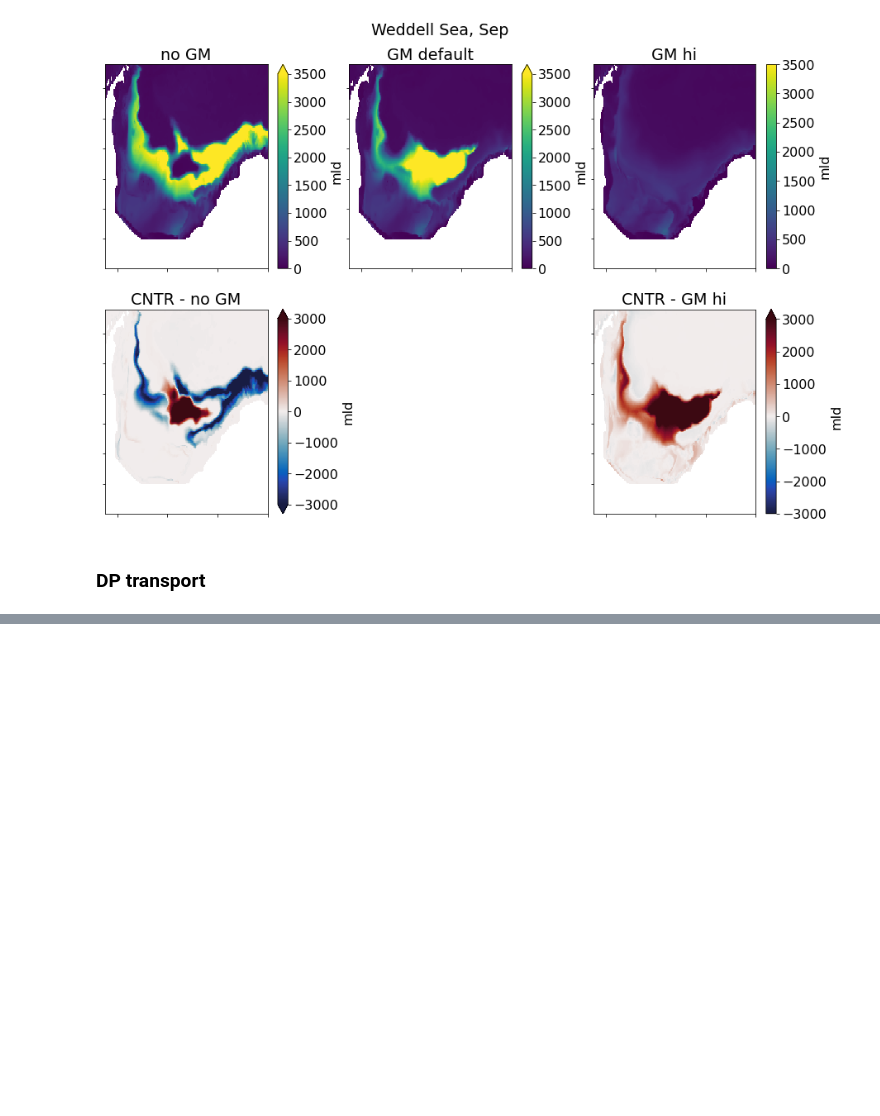
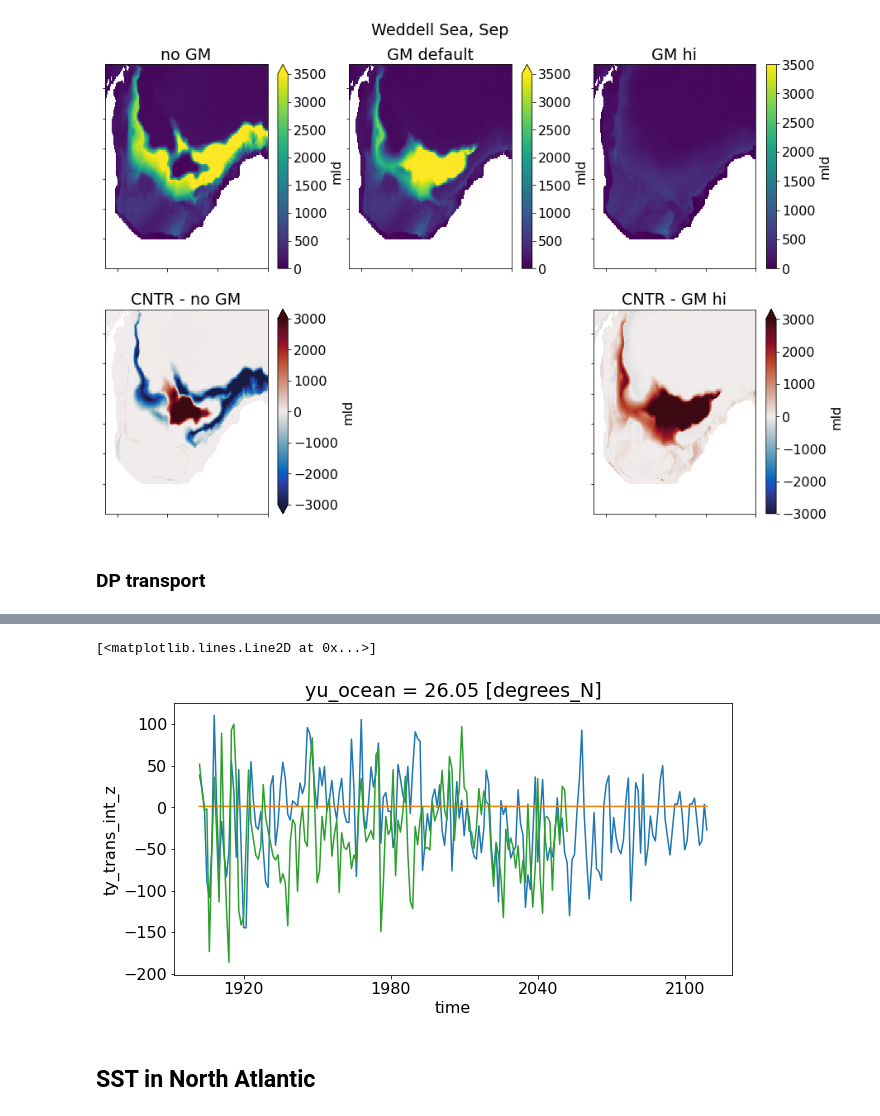
Before and after one commit to wghuneke/ACCESS-CM2-025_Analysis, a Jupyter notebook: notebooks/Testing_OM2_GMhi.ipynb, the cells around one changed output, grey strips where cells are left out. Saved outputs shown, nothing was run; the diff lists cells and outputs as text; code cells hidden in the pictures; blank space fills up the shorter version.

```diff
--- a/notebooks/Testing_OM2_GMhi.ipynb
+++ b/notebooks/Testing_OM2_GMhi.ipynb
@@ -329,0 +418,11 @@ plt.legend()
+# %%
+fig = plt.figure(figsize=(10,5))
+
+(-1*test_26N_cntr)[1:].plot(label='cntr')
+(-1*test_26N_GMhi)[1:].plot(label='GMhi')
+(-1*test_26N_noGM)[1:].plot(label='noGM')
+# %% [output]
+[<matplotlib.lines.Line2D at 0x...>]
+[figure, added]
+# %% [markdown]
+## SST in North Atlantic
```
Also changed, not shown: parts of 25 cells of this notebook.
